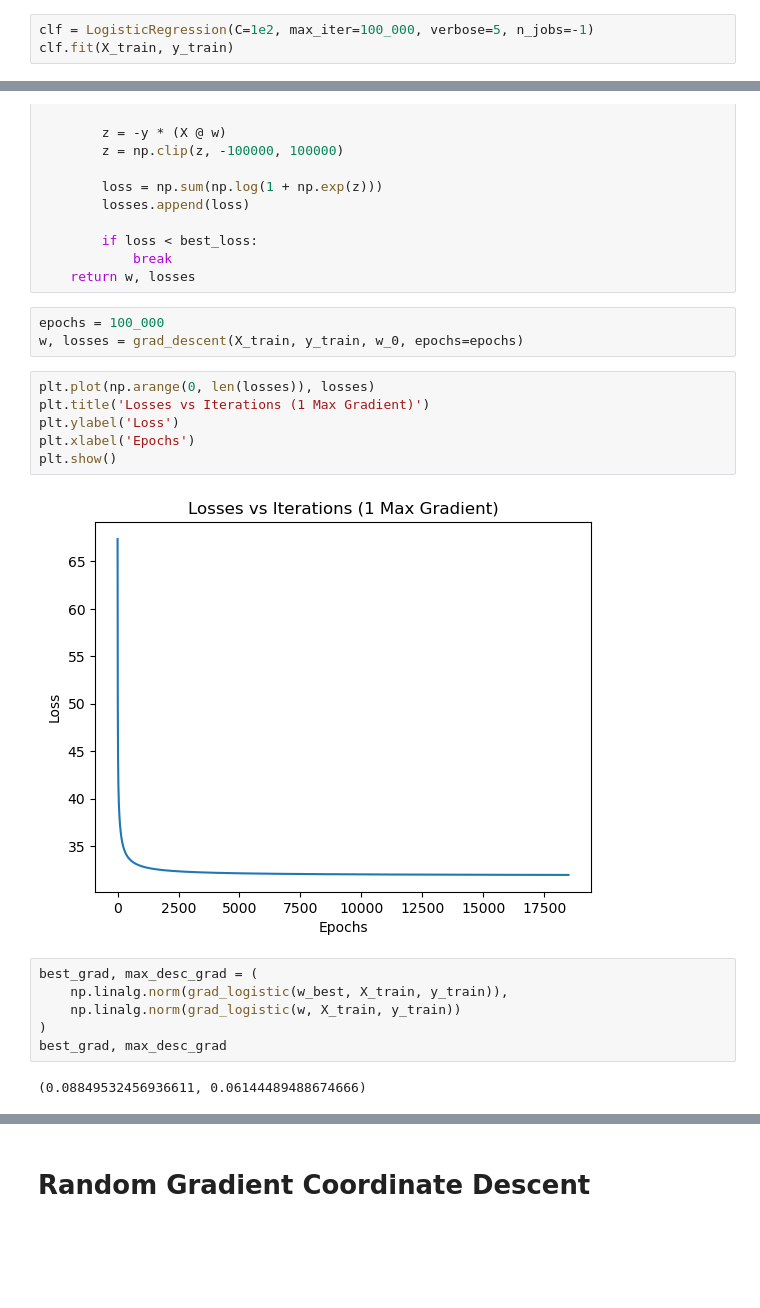
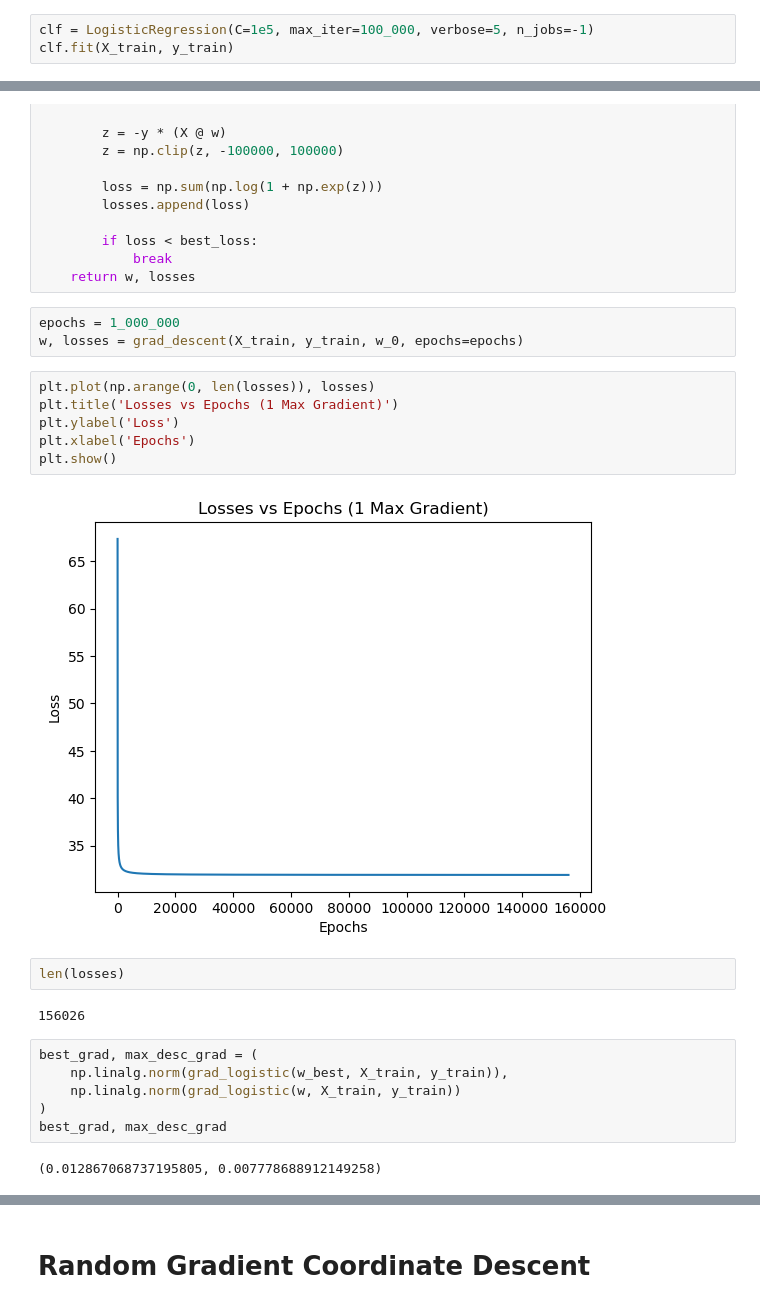
Before and after one commit to raoguchi/COORDINATE_DESC_C251, a Jupyter notebook: code.ipynb, the cells around one changed output, grey strips where cells are left out. Cells and saved outputs as stored; diff of their text form; blank space fills up the shorter version.

```diff
--- a/code.ipynb
+++ b/code.ipynb
@@ -52,7 +52,7 @@ y_test = np.array(y_test).reshape(-1,1)
 # %%
 from sklearn.linear_model import LogisticRegression
 # %%
-clf = LogisticRegression(C=1e2, max_iter=100_000, verbose=5, n_jobs=-1)
+clf = LogisticRegression(C=1e5, max_iter=100_000, verbose=5, n_jobs=-1)
 clf.fit(X_train, y_train)
 # %% [output]
 [Parallel(n_jobs=-1)]: Using backend LokyBackend with 16 concurrent workers.
@@ -113,16 +113,20 @@ def grad_descent(X, y, w, eta= 0.01, epochs = 10000):
             break
     return w, losses
 # %%
-epochs = 100_000
+epochs = 1_000_000
 w, losses = grad_descent(X_train, y_train, w_0, epochs=epochs)
 # %%
 plt.plot(np.arange(0, len(losses)), losses)
-plt.title('Losses vs Iterations (1 Max Gradient)')
+plt.title('Losses vs Epochs (1 Max Gradient)')
 plt.ylabel('Loss')
 plt.xlabel('Epochs')
 plt.show()
 # %% [output]
-[figure, old version]
+[figure, new version]
+# %%
+len(losses)
+# %% [output]
+156026
 # %%
 best_grad, max_desc_grad = (
     np.linalg.norm(grad_logistic(w_best, X_train, y_train)),
@@ -130,7 +134,7 @@ best_grad, max_desc_grad = (
 )
 best_grad, max_desc_grad
 # %% [output]
-(0.08849532456936611, 0.06144489488674666)
+(0.012867068737195805, 0.007778688912149258)
 # %%
 best_loss, np.min(losses)
 # %% [output]
```
Also changed, not shown: parts of 32 cells of this notebook, 5 other files.
